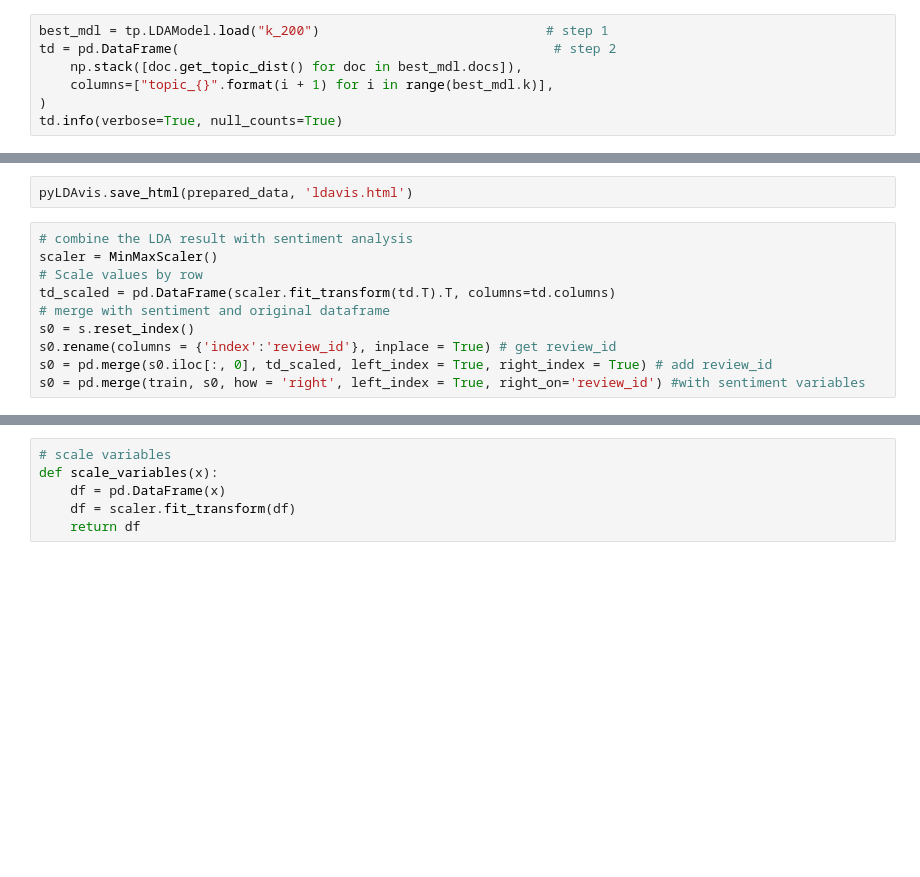
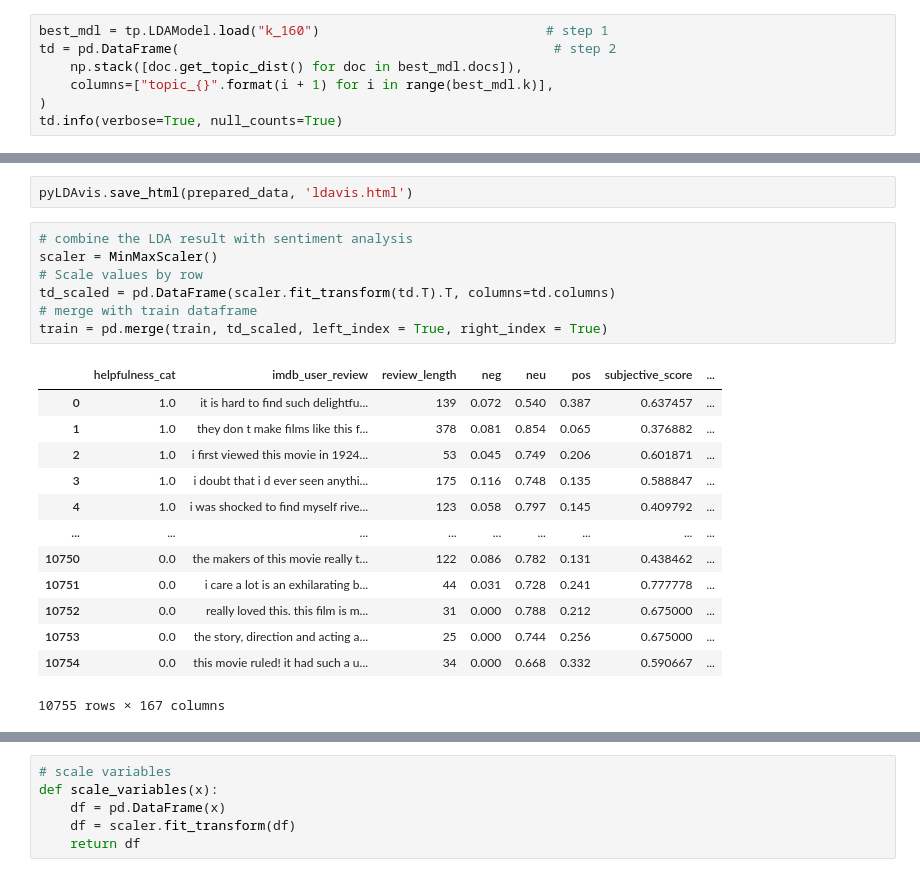
Before and after one commit to happysoymilk/movie-review-classifier, a Jupyter notebook: Topic Modelling + Sentiment.ipynb, the cells around one changed output, grey strips where cells are left out. Saved outputs shown, nothing was run; the diff lists cells and outputs as text; blank space fills up the shorter version.

```diff
--- a/Topic Modelling + Sentiment.ipynb
+++ b/Topic Modelling + Sentiment.ipynb
@@ -389,5 +388,5 @@ plt.show()
 # %%
-best_mdl = tp.LDAModel.load("k_200")                             # step 1
+best_mdl = tp.LDAModel.load("k_160")                             # step 1
 td = pd.DataFrame(                                                # step 2
     np.stack([doc.get_topic_dist() for doc in best_mdl.docs]),
     columns=["topic_{}".format(i + 1) for i in range(best_mdl.k)],
@@ -508,10 +507,21 @@ pyLDAvis.save_html(prepared_data, 'ldavis.html')
 # %%
 # combine the LDA result with sentiment analysis
 scaler = MinMaxScaler()
 # Scale values by row
 td_scaled = pd.DataFrame(scaler.fit_transform(td.T).T, columns=td.columns)
-# merge with sentiment and original dataframe
-s0 = s.reset_index()
-s0.rename(columns = {'index':'review_id'}, inplace = True) # get review_id
-s0 = pd.merge(s0.iloc[:, 0], td_scaled, left_index = True, right_index = True) # add review_id
-s0 = pd.merge(train, s0, how = 'right', left_index = True, right_on='review_id') #with sentiment variables
+# merge with train dataframe
+train = pd.merge(train, td_scaled, left_index = True, right_index = True)
+# %% [output]
+|  | helpfulness_cat | imdb_user_review | review_length | neg | neu | pos | subjective_score | ... |
+| 0 | 1.0 | it is hard to find such delightfu... | 139 | 0.072 | 0.540 | 0.387 | 0.637457 | ... |
+| 1 | 1.0 | they don t make films like this f... | 378 | 0.081 | 0.854 | 0.065 | 0.376882 | ... |
+| 2 | 1.0 | i first viewed this movie in 1924... | 53 | 0.045 | 0.749 | 0.206 | 0.601871 | ... |
+| 3 | 1.0 | i doubt that i d ever seen anythi... | 175 | 0.116 | 0.748 | 0.135 | 0.588847 | ... |
+| 4 | 1.0 | i was shocked to find myself rive... | 123 | 0.058 | 0.797 | 0.145 | 0.409792 | ... |
+| ... | ... | ... | ... | ... | ... | ... | ... | ... |
+| 10750 | 0.0 | the makers of this movie really t... | 122 | 0.086 | 0.782 | 0.131 | 0.438462 | ... |
+| 10751 | 0.0 | i care a lot is an exhilarating b... | 44 | 0.031 | 0.728 | 0.241 | 0.777778 | ... |
+| 10752 | 0.0 | really loved this. this film is m... | 31 | 0.000 | 0.788 | 0.212 | 0.675000 | ... |
+| 10753 | 0.0 | the story, direction and acting a... | 25 | 0.000 | 0.744 | 0.256 | 0.675000 | ... |
+| 10754 | 0.0 | this movie ruled! it had such a u... | 34 | 0.000 | 0.668 | 0.332 | 0.590667 | ... |
+10755 rows × 167 columns
```
Also changed, not shown: parts of 27 cells of this notebook, 15 other files.
